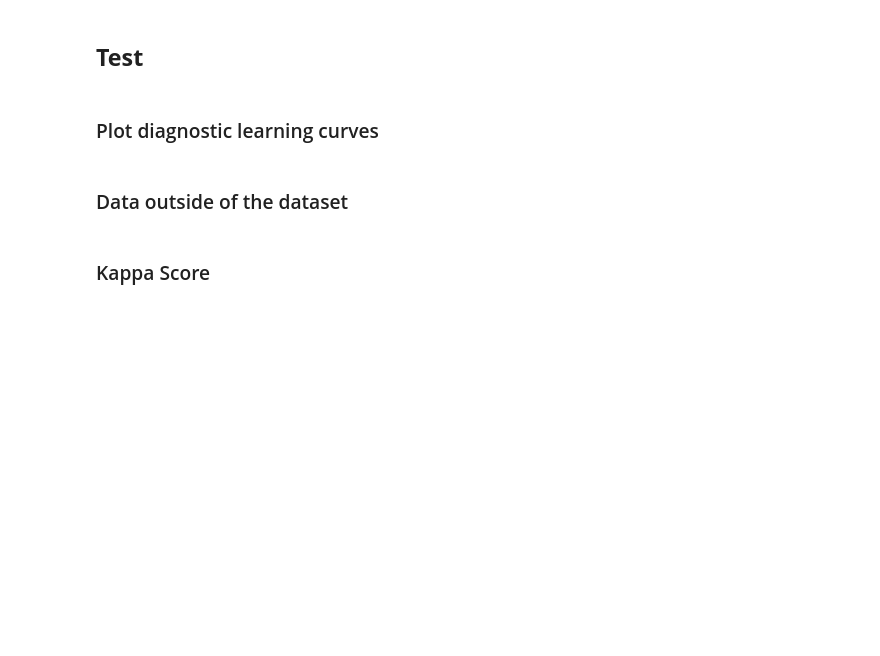
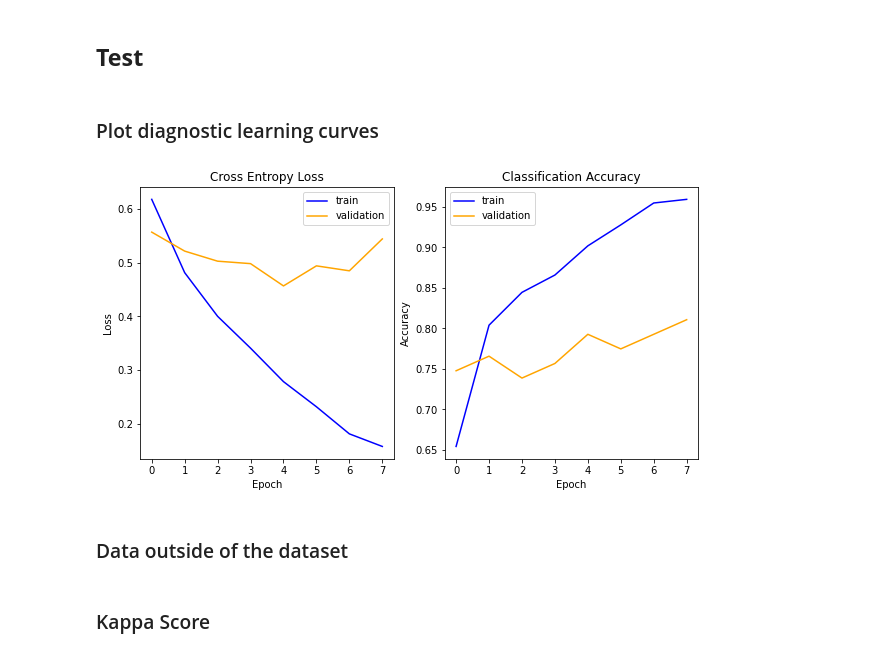
Before and after one commit to Svendpai/semantic-image-similarity, a Jupyter notebook: deep-learning/similarity.ipynb, the cells around one changed output. Saved outputs shown, nothing was run; the diff lists cells and outputs as text; code cells hidden in the pictures; blank space fills up the shorter version.

Commit message:
Working Siamese network

```diff
--- a/deep-learning/similarity.ipynb
+++ b/deep-learning/similarity.ipynb
@@ -313,36 +216,3 @@ print(y_train[0])
 ## **Model**
 # %% [markdown]
 ### Define and Train Model
-# %%
-input_shape = [160, 160, 3]
-
-def build_model():
-    base_model = MobileNetV2(input_shape=input_shape, include_top = False, weights='imagenet')
-    base_model.trainable = False
-
-    base_model.summary()
-
-    inputs = Input(shape=input_shape)
-    x = base_model(inputs)
-    x = GlobalAveragePooling2D()(x)
-    x = Dropout(0.2)(x)
-    outputs = Dense(1, activation='sigmoid')(x)
-
-    model = Model(inputs, outputs)
-
-    base_learning_rate = 0.0001
-    model.compile(optimizer=tf.keras.optimizers.Adam(learning_rate=base_learning_rate),
-                loss=tf.keras.losses.BinaryCrossentropy(from_logits=True),
-                metrics=['accuracy'])
-
-    model.summary()
-
-def train_model(model, epochs):
-    history = model.fit(x_train, y_train,
-                        batch_size=32,
-                        epochs=epochs,
-                        validation_data=(x_validation, y_validation))
-
-    return history
-
-build_model()
@@ -556,26 +360,28 @@ print('%.3f' % (acc))
 # %%
 # plot diagnostic learning curves
 def summarize_diagnostics(history):
 	# plot loss
 	fig, ax = plt.subplots(1, 2, figsize=(10, 5))
 	ax[0].set_title('Cross Entropy Loss')
 	ax[0].set_xlabel('Epoch')
 	ax[0].set_ylabel('Loss')
 	ax[0].plot(history.history['loss'], color='blue', label='train')
 	ax[0].plot(history.history['val_loss'], color='orange', label='validation')
 	ax[0].legend()
 
 	# plot accuracy
 	ax[1].set_title('Classification Accuracy')
 	ax[1].set_xlabel('Epoch')
 	ax[1].set_ylabel('Accuracy')
-	ax[1].plot(history.history['accuracy'], color='blue', label='train')
-	ax[1].plot(history.history['val_accuracy'], color='orange', label='validation')
+	ax[1].plot(history.history['acc'], color='blue', label='train')
+	ax[1].plot(history.history['val_acc'], color='orange', label='validation')
 	ax[1].legend()
 
 	plt.show()
 
-summarize_diagnostics(history)
+summarize_diagnostics(siamese_network.history)
+# %% [output]
+[figure, added]
 # %% [markdown]
 ### Data outside of the dataset
 # %% [markdown]
```
Also changed, not shown: parts of 26 cells of this notebook, 9 other files.
